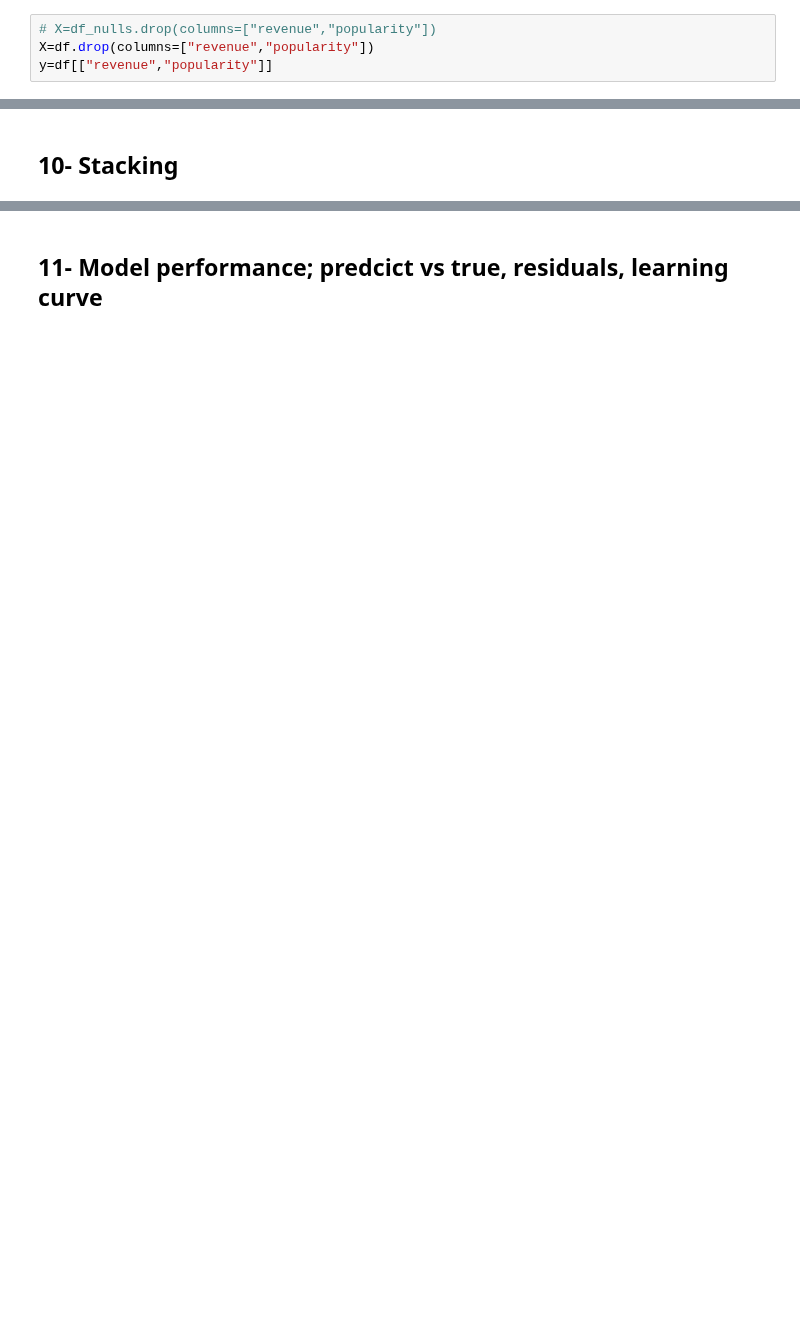
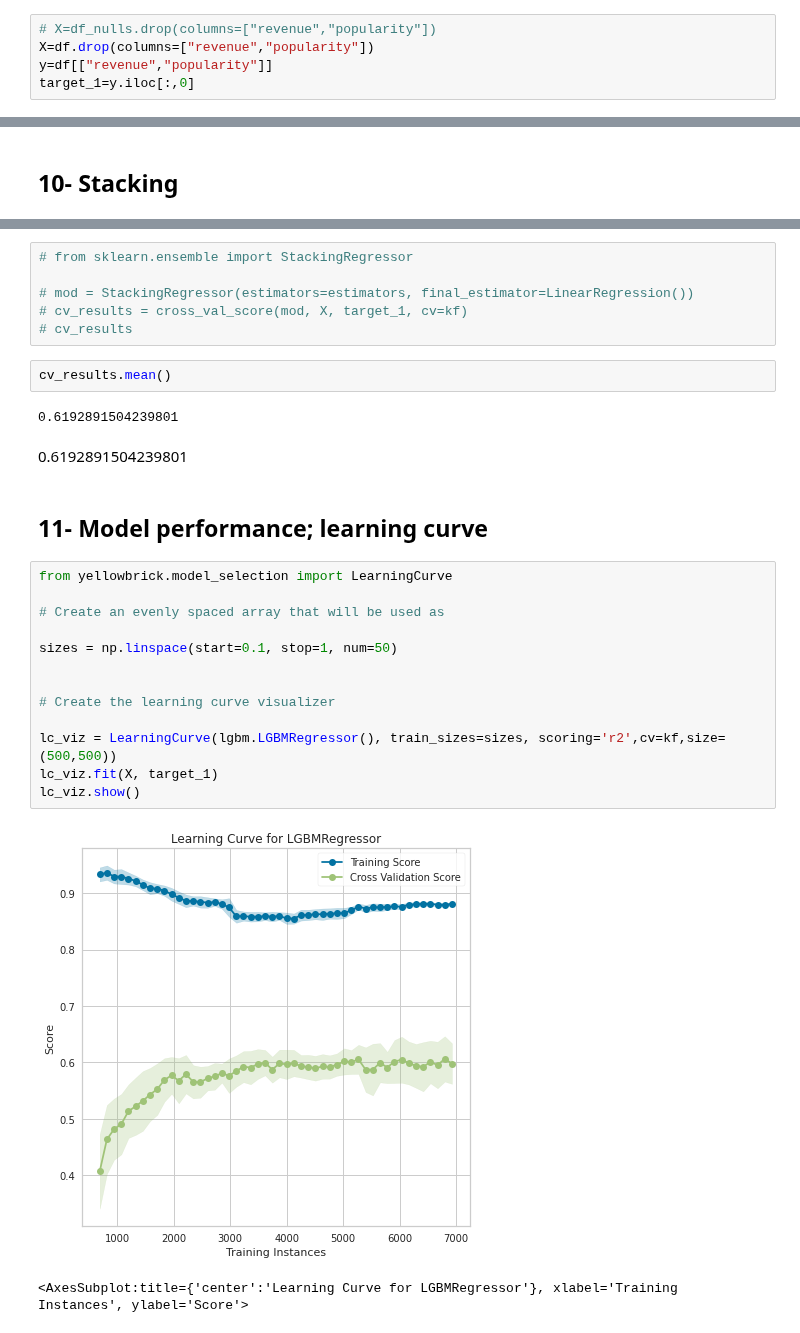
Before and after one commit to scienclick/pde_cap_mrp_zagros, a Jupyter notebook: notebooks/main_notebook.ipynb, the cells around one changed output, grey strips where cells are left out. Drawn from its saved outputs; the diff is of its cells as text; blank space fills up the shorter version.

```diff
--- a/notebooks/main_notebook.ipynb
+++ b/notebooks/main_notebook.ipynb
@@ -252,6 +259,7 @@ msno.matrix(df_nulls) #nulls are np.NaN
 # X=df_nulls.drop(columns=["revenue","popularity"])
 X=df.drop(columns=["revenue","popularity"])
 y=df[["revenue","popularity"]]
+target_1=y.iloc[:,0]
 # %% [markdown]
 ## 5- defining pipeline 📚
 # %%
@@ -493,2 +590,30 @@ Imputing missing values in feature set
+# %%
+# from sklearn.ensemble import StackingRegressor
+
+# mod = StackingRegressor(estimators=estimators, final_estimator=LinearRegression())
+# cv_results = cross_val_score(mod, X, target_1, cv=kf)
+# cv_results
+# %%
+cv_results.mean()
+# %% [output]
+0.6192891504239801
+# %% [markdown]
+0.6192891504239801
 # %% [markdown]
-## 11- Model performance; predcict vs true, residuals, learning curve
+## 11- Model performance; learning curve
+# %%
+from yellowbrick.model_selection import LearningCurve
+
+# Create an evenly spaced array that will be used as
+
+sizes = np.linspace(start=0.1, stop=1, num=50)
+
+
+# Create the learning curve visualizer
+
+lc_viz = LearningCurve(lgbm.LGBMRegressor(), train_sizes=sizes, scoring='r2',cv=kf,size=(500,500))
+lc_viz.fit(X, target_1)
+lc_viz.show()
+# %% [output]
+[figure, added]
+<AxesSubplot:title={'center':'Learning Curve for LGBMRegressor'}, xlabel='Training Instances', ylabel='Score'>
```
Also changed, not shown: parts of 21 cells of this notebook.
